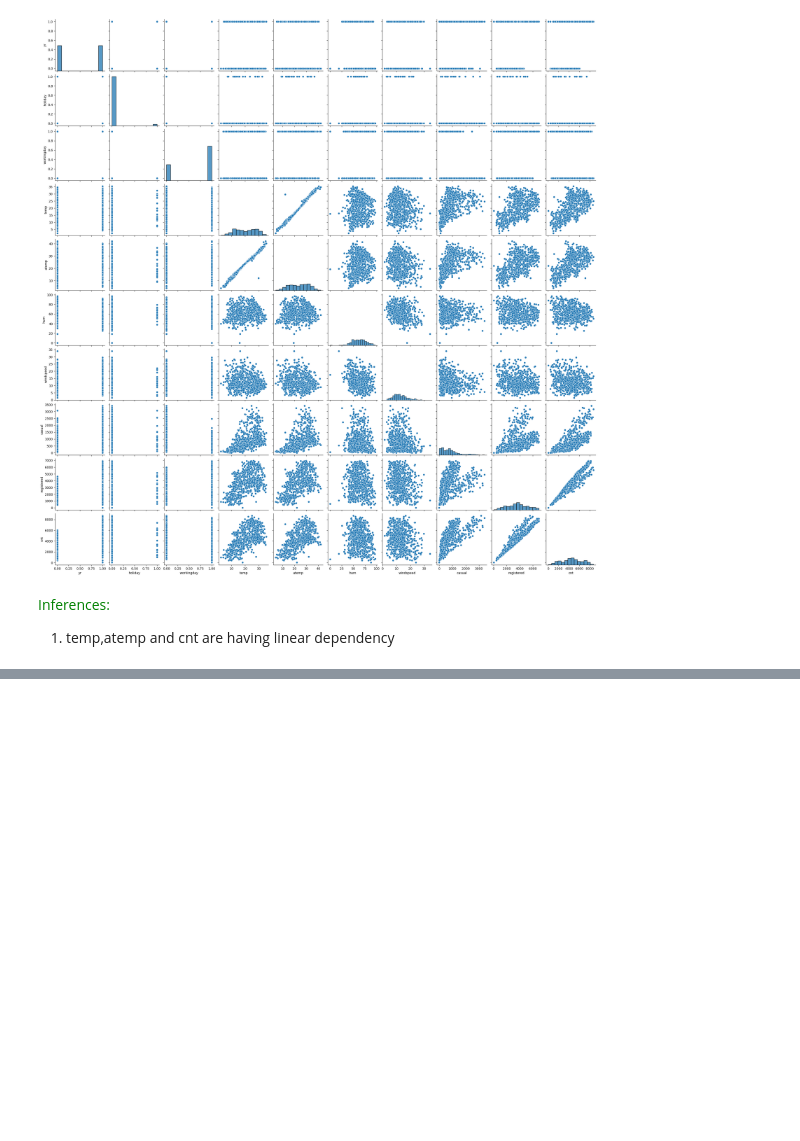
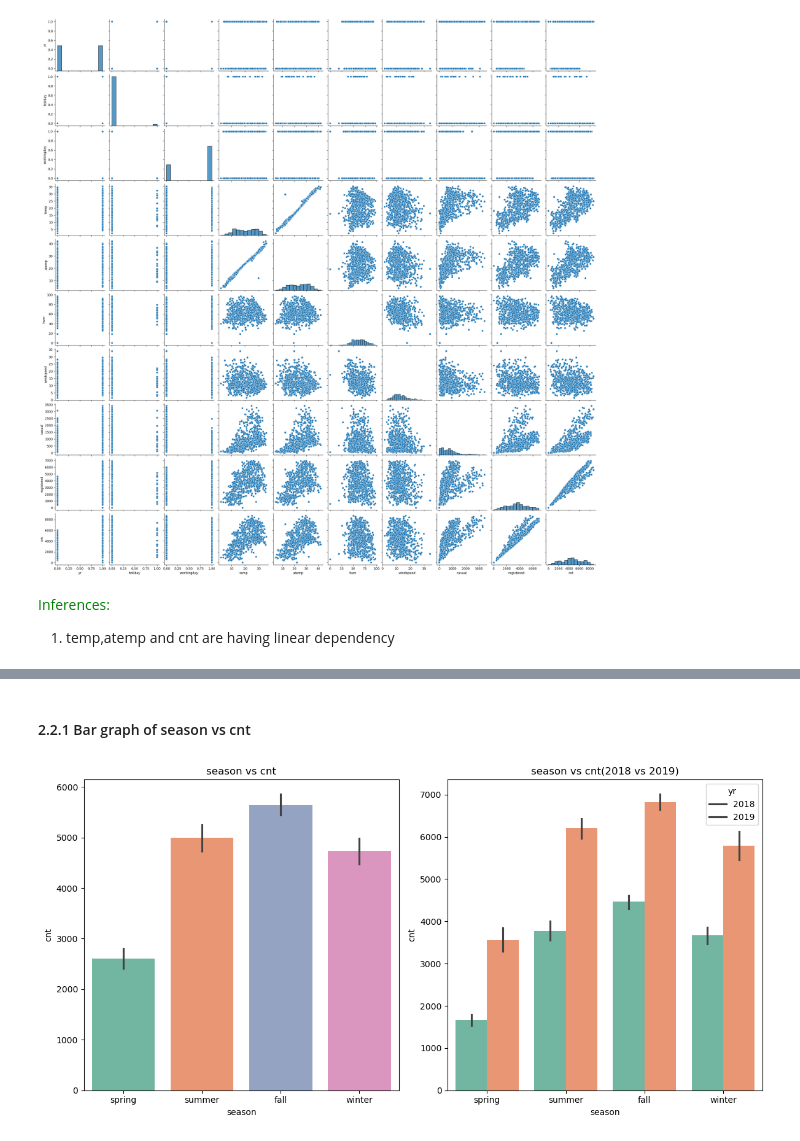
Before and after one commit to sunilkumarrudragada/bike-sharing-linear-regression, a Jupyter notebook: bike_sharing_linear_regression.ipynb, the cells around one changed output, grey strips where cells are left out. Cells and saved outputs as stored; diff of their text form; code cells hidden in the pictures; blank space fills up the shorter version.

Commit message:
bivariate analysis of season,months,holiday,weekday vs cnt

```diff
--- a/bike_sharing_linear_regression.ipynb
+++ b/bike_sharing_linear_regression.ipynb
@@ -208,0 +220,20 @@ plt.show()
+# %%
+def plot_bar_graphs_vs_cnt(feature):
+    plt.figure(figsize=(12,6))
+    plt.subplot(1,2,1)
+    sns.barplot(data=df, x=feature, y='cnt', palette='Set2')
+    plt.title(f'{feature} vs cnt')
+
+    plt.subplot(1,2,2)
+    sns.barplot(data=df, x=feature, y='cnt', palette='Set2', hue='yr')
+    plt.title(f'{feature} vs cnt(2018 vs 2019)')
+    plt.legend(title='yr', labels=['2018', '2019'])
+
+    plt.tight_layout()
+    plt.show()
+# %% [markdown]
+#### 2.2.1 Bar graph of season vs cnt
+# %%
+plot_bar_graphs_vs_cnt('season')
+# %% [output]
+[figure, added]
```
Also changed, not shown: parts of 15 cells of this notebook.
